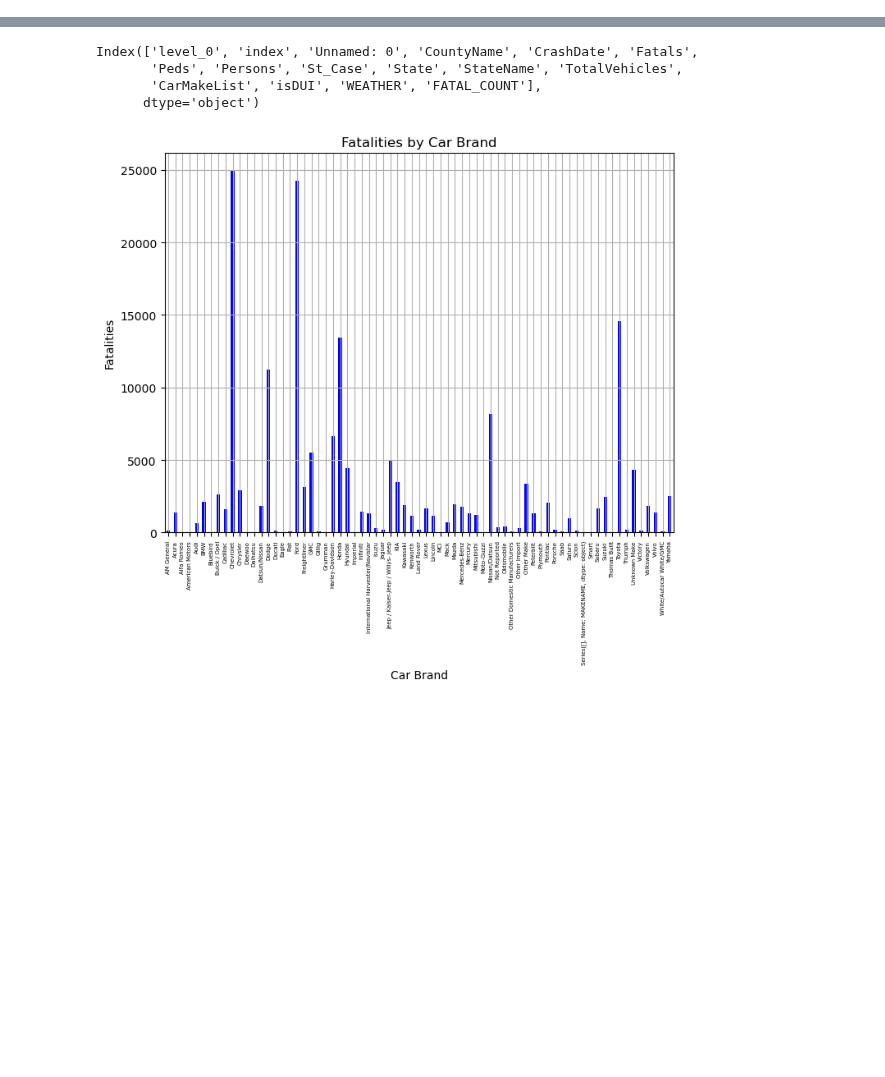
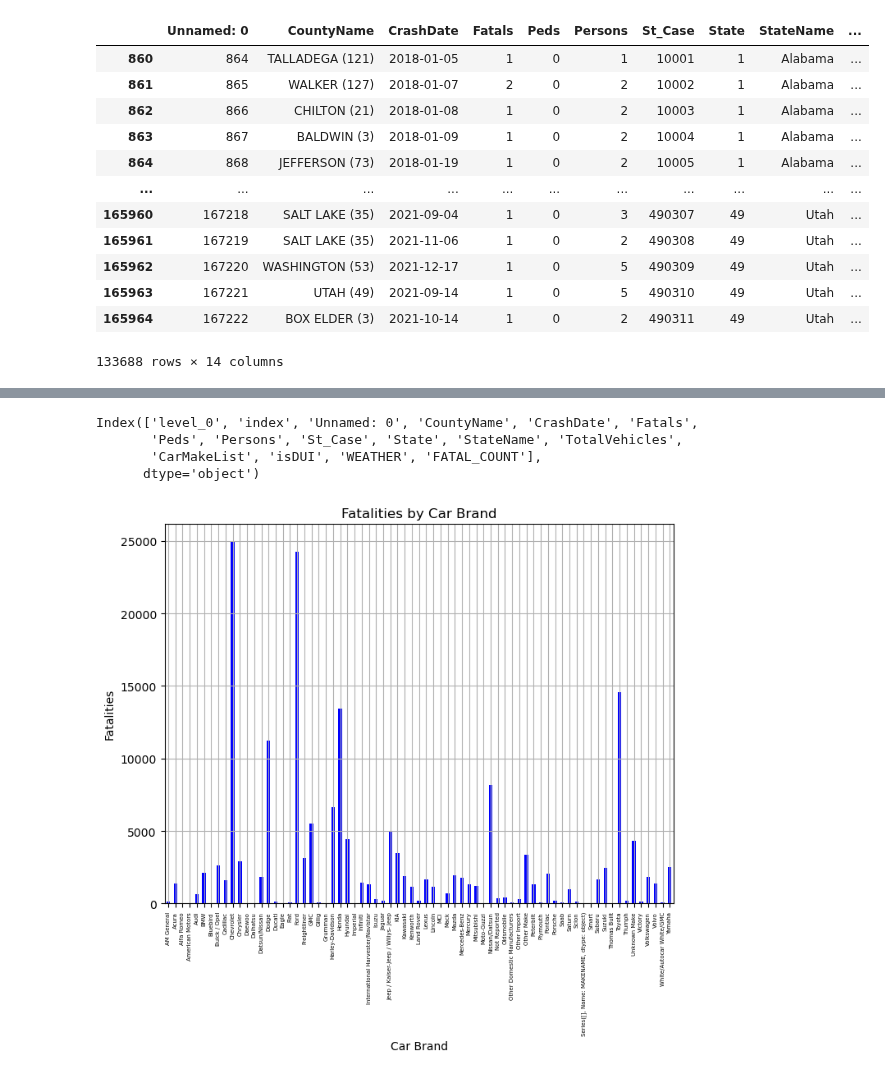
Before and after one commit to dcheung0720/Data-Wizards-1, a Jupyter notebook: CollectFromCSV.ipynb, the cells around one changed output, grey strips where cells are left out. Cells and saved outputs as stored; diff of their text form; code cells hidden in the pictures; blank space fills up the shorter version.

```diff
--- a/CollectFromCSV.ipynb
+++ b/CollectFromCSV.ipynb
@@ -124,3 +133,22 @@ def enrichCases(cases):
+# %%
+# Exclude year 2017 from DataFrame
+df['CrashDate'] = pd.to_datetime(df['CrashDate'])
+df = df[df['CrashDate'].dt.year>=2018]
+df
+# %% [output]
+|  | Unnamed: 0 | CountyName | CrashDate | Fatals | Peds | Persons | St_Case | State | StateName | ... |
+| 860 | 864 | TALLADEGA (121) | 2018-01-05 | 1 | 0 | 1 | 10001 | 1 | Alabama | ... |
+| 861 | 865 | WALKER (127) | 2018-01-07 | 2 | 0 | 2 | 10002 | 1 | Alabama | ... |
+| 862 | 866 | CHILTON (21) | 2018-01-08 | 1 | 0 | 2 | 10003 | 1 | Alabama | ... |
+| 863 | 867 | BALDWIN (3) | 2018-01-09 | 1 | 0 | 2 | 10004 | 1 | Alabama | ... |
+| 864 | 868 | JEFFERSON (73) | 2018-01-19 | 1 | 0 | 2 | 10005 | 1 | Alabama | ... |
+| ... | ... | ... | ... | ... | ... | ... | ... | ... | ... | ... |
+| 165960 | 167218 | SALT LAKE (35) | 2021-09-04 | 1 | 0 | 3 | 490307 | 49 | Utah | ... |
+| 165961 | 167219 | SALT LAKE (35) | 2021-11-06 | 1 | 0 | 2 | 490308 | 49 | Utah | ... |
+| 165962 | 167220 | WASHINGTON (53) | 2021-12-17 | 1 | 0 | 5 | 490309 | 49 | Utah | ... |
+| 165963 | 167221 | UTAH (49) | 2021-09-14 | 1 | 0 | 5 | 490310 | 49 | Utah | ... |
+| 165964 | 167222 | BOX ELDER (3) | 2021-10-14 | 1 | 0 | 2 | 490311 | 49 | Utah | ... |
+133688 rows × 14 columns
 # %%
 def drawPlot(df):
     avg_weather_per_day = df.groupby('CrashDate')['WEATHER'].mean()
```
Also changed, not shown: parts of 7 cells of this notebook, 1 other file.
